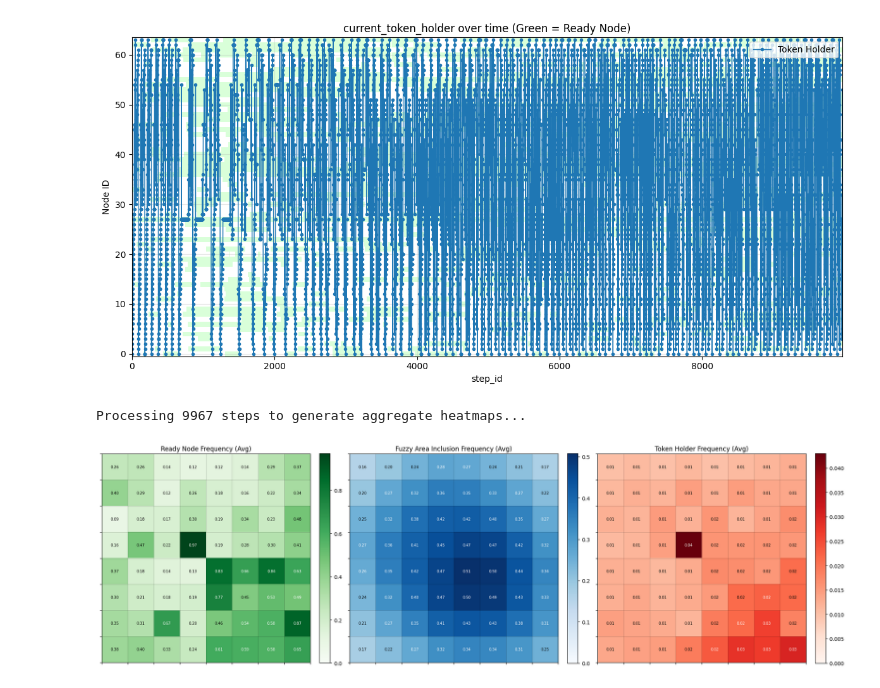
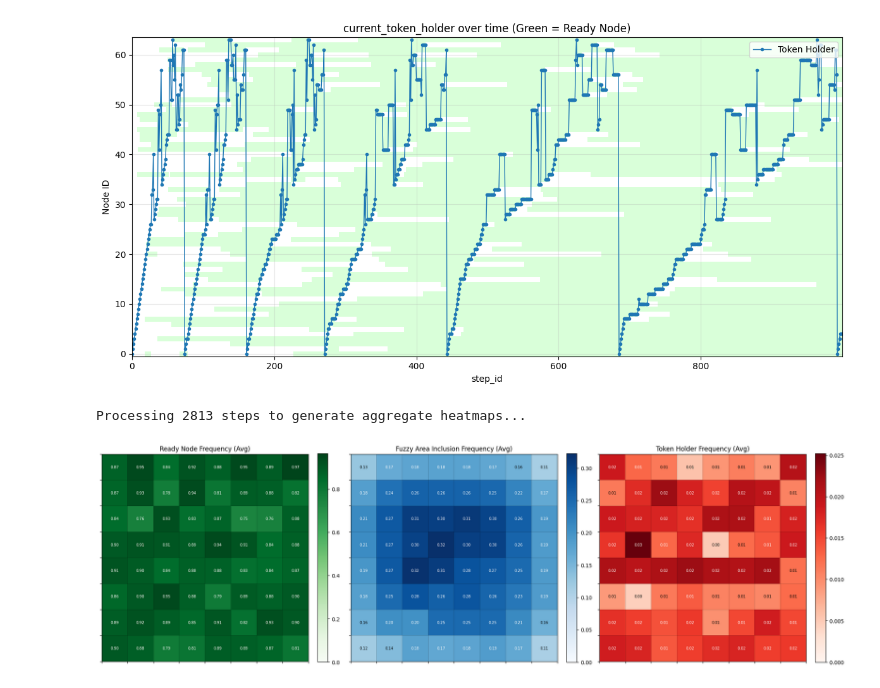
Before and after one commit to Jain-Nishkarsh/WiNoC-SOP, a Jupyter notebook: results/evaluate.ipynb, the cells around one changed output. Saved outputs shown, nothing was run; the diff lists cells and outputs as text; code cells hidden in the pictures.

```diff
--- a/results/evaluate.ipynb
+++ b/results/evaluate.ipynb
@@ -452,14 +450,14 @@ import matplotlib.pyplot as plt
 import numpy as np
 from matplotlib.colors import ListedColormap
 
-CSV_PATH = "../bin/swj_spatiotemporal_all_bg.csv"
+CSV_PATH = "../bin/swj_random.csv"
 
 # Read CSV, ensuring ready_nodes is read as string to preserve leading zeros
 df = pd.read_csv(CSV_PATH, dtype={'ready_nodes': str})
 
 # Pick one x-axis:
-# limit = 1000
-df_slice = df
+limit = 1000
+df_slice = df[:limit]
 x = df_slice["step_id"]
 y = df_slice["current_token_holder"]
 
@@ -477,40 +475,40 @@ if not df_slice.empty and "ready_nodes" in df_slice.columns:
 
         for t, ready_str in enumerate(df_slice["ready_nodes"]):
             if isinstance(ready_str, str) and len(ready_str) == num_nodes:
                 for node_id, char in enumerate(ready_str):
                     if char == '1':
                         ready_matrix[node_id, t] = 1
 
         # Create custom colormap: 0 -> transparent, 1 -> faint green
         # (R, G, B, A)
         cmap = ListedColormap([(0, 0, 0, 0), (0.0, 1.0, 0.0, 0.15)])
 
         # Plot using imshow
         # extent = [x_min, x_max, y_min, y_max]
         plt.imshow(ready_matrix,
                    aspect='auto',
                    origin='lower',
                    extent=[x.min(), x.max(), -0.5, num_nodes - 0.5],
                    cmap=cmap,
                    interpolation='nearest')
 
 # --- Main Plot ---
 plt.plot(x, y, marker="o", linewidth=1, markersize=3, label="Token Holder")
 plt.title("current_token_holder over time (Green = Ready Node)")
 plt.xlabel(x.name)
 plt.ylabel("Node ID")
 plt.grid(True, alpha=0.3)
 plt.legend(loc="upper right")
 plt.tight_layout()
 plt.show()
 # %% [output]
-[figure, old version]
+[figure, new version]
 # %%
 import pandas as pd
 import matplotlib.pyplot as plt
 import numpy as np
 
-CSV_PATH = "../bin/swj_spatiotemporal_all_bg.csv"
+CSV_PATH = "../bin/swj_random.csv"
 
 # Read CSV
 df = pd.read_csv(CSV_PATH, dtype={'ready_nodes': str, 'fa_nodes': str})
@@ -587,5 +585,5 @@ plot_heatmap(axes[2], holder_freq, "Token Holder Frequency (Avg)", "Reds")
 plt.tight_layout()
 plt.show()
 # %% [output]
-Processing 9967 steps to generate aggregate heatmaps...
+Processing 2813 steps to generate aggregate heatmaps...
-[figure, old version]
+[figure, new version]
```
Also changed, not shown: parts of 3 cells of this notebook, 12 other files.
